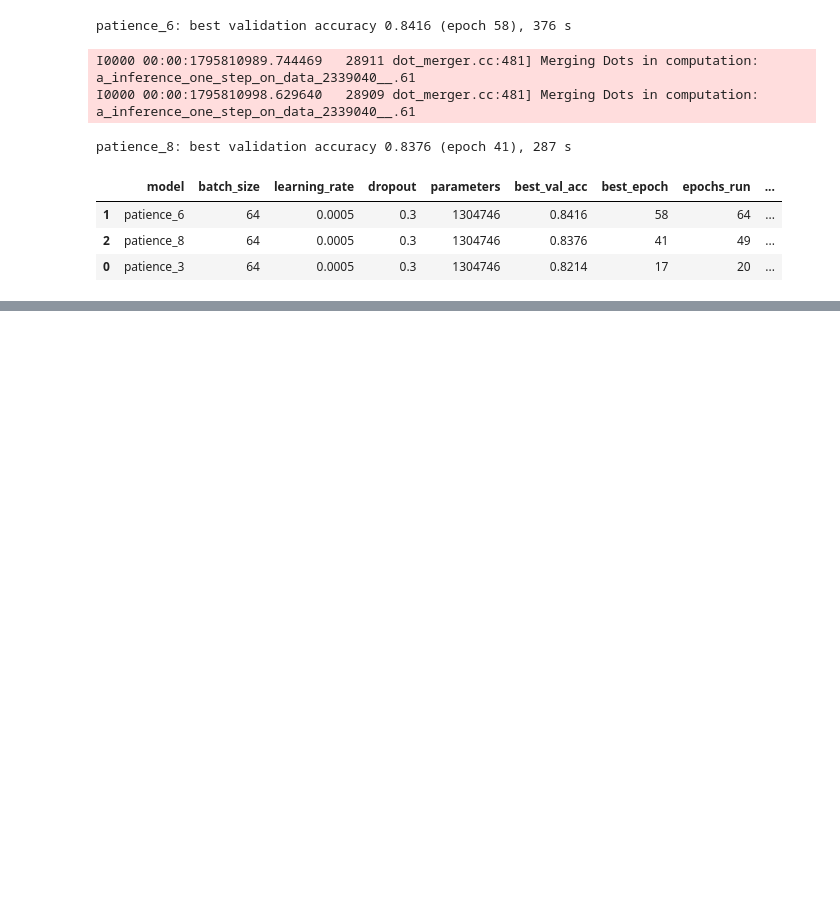
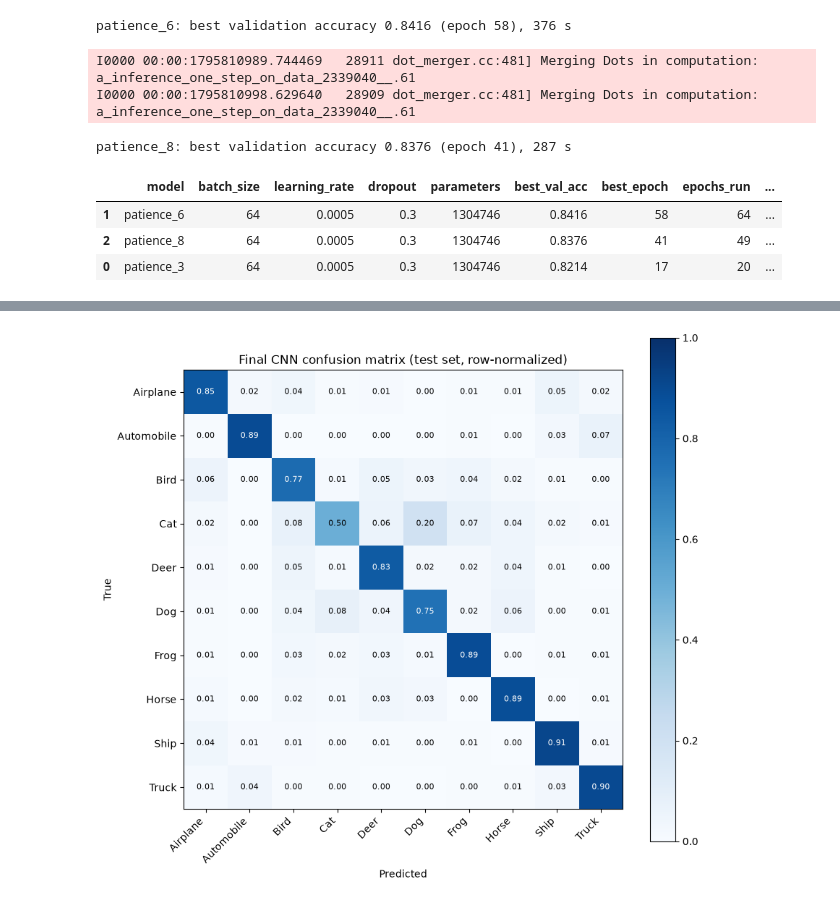
Before and after one commit to isapour0/CIFAR10-mlp-cnn, a Jupyter notebook: notebooks/CIFAR10-cnn.ipynb, the cells around one changed output, grey strips where cells are left out. Drawn from its saved outputs; the diff is of its cells as text; code cells hidden in the pictures; blank space fills up the shorter version.

Commit message:
feat: final CNN evaluation on the test set and conclusion

```diff
--- a/notebooks/CIFAR10-cnn.ipynb
+++ b/notebooks/CIFAR10-cnn.ipynb
@@ -633,0 +720,13 @@ patience_8: best validation accuracy 0.8376 (epoch 41), 287 s
+# %%
+test_loss, test_accuracy = final_model.evaluate(X_test_scaled, y_test_cat, verbose=0)
+y_pred = final_model.predict(X_test_scaled, verbose=0).argmax(axis=1)
+y_true = y_test.ravel()
+n_correct = int((y_pred == y_true).sum())
+
+print(f"Test samples : {len(y_true)}")
+print(f"Correct      : {n_correct}")
+print(f"Wrong        : {len(y_true) - n_correct}")
+print(f"Test accuracy: {n_correct / len(y_true):.4f}")
+print(f"Test loss    : {test_loss:.4f}")
+print()
+print(classification_report(y_true, y_pred, target_names=classes_name, digits=3))
@@ -633,0 +751,25 @@ patience_8: best validation accuracy 0.8376 (epoch 41), 287 s
+# %%
+cm = confusion_matrix(y_true, y_pred)
+cm_norm = cm / cm.sum(axis=1, keepdims=True)
+
+fig, ax = plt.subplots(figsize=(9, 8))
+im = ax.imshow(cm_norm, cmap="Blues", vmin=0, vmax=1)
+ax.set_xticks(range(10))
+ax.set_xticklabels(classes_name, rotation=45, ha="right")
+ax.set_yticks(range(10))
+ax.set_yticklabels(classes_name)
+
+for i in range(10):
+    for j in range(10):
+        ax.text(j, i, f"{cm_norm[i, j]:.2f}", ha="center", va="center",
+                color="white" if cm_norm[i, j] > 0.5 else "black", fontsize=8)
+
+ax.set_xlabel("Predicted")
+ax.set_ylabel("True")
+ax.set_title("Final CNN confusion matrix (test set, row-normalized)")
+fig.colorbar(im)
+plt.tight_layout()
+plt.savefig(FIG_DIR / "confusion_matrix_cnn_final.png", dpi=150, bbox_inches="tight")
+plt.show()
+# %% [output]
+[figure, added]
```
Also changed, not shown: parts of 5 cells of this notebook, 4 other files.
